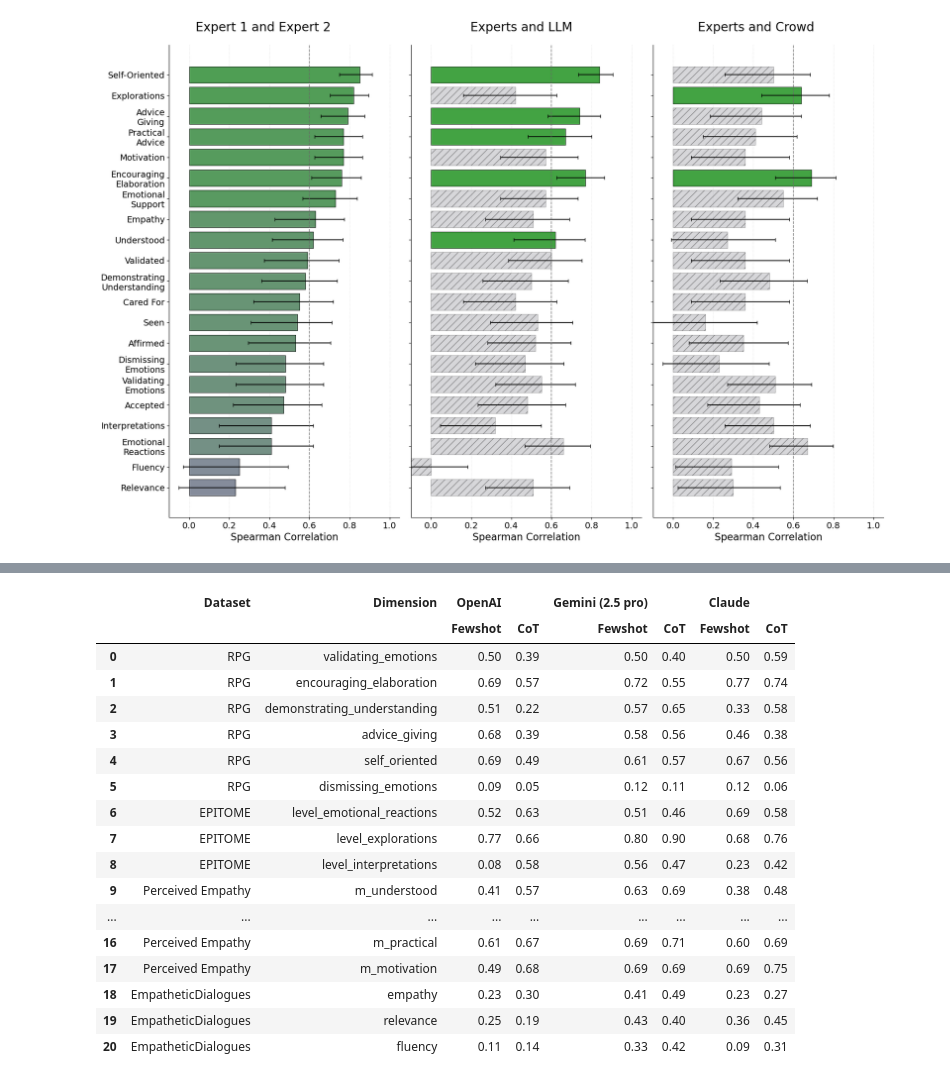
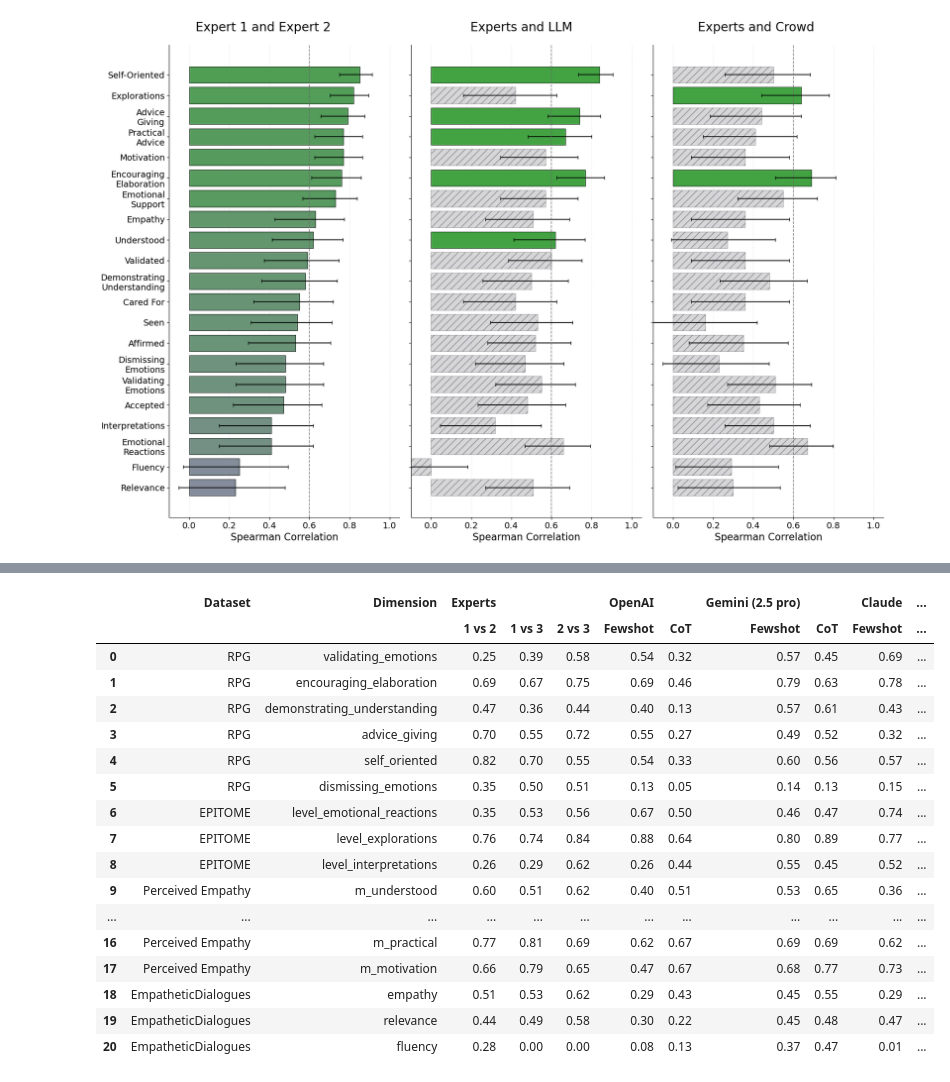
Before and after one commit to Fai-Poungpeth/evaluating-elements-of-empathic-communication, a Jupyter notebook: analysis.ipynb, the cells around one changed output, grey strips where cells are left out. Saved outputs shown, nothing was run; the diff lists cells and outputs as text; code cells hidden in the pictures.

Commit message:
updated tables and created plots

```diff
--- a/analysis.ipynb
+++ b/analysis.ipynb
@@ -87,7 +87,7 @@ rpg_mean.to_csv("data/rpg/sample_ratings_crowdsourced.csv", index=False)
 base_files = [
     "expert_ratings.csv",  # Ratings from the first expert
     "expert2_ratings.csv",  # Ratings from the second expert
-    "expert2_ratings.csv",  # Ratings from the second expert
+    "expert3_ratings.csv",  # Ratings from the second expert
     "llm_annotations/llm_bruce_wisdom_user_prompt.csv",  # Annotations from GPT4
     "llm_annotations/llm_bruce_wisdom_user_prompt_gemini.csv",  # Annotations from Gemini
     "sample_ratings_crowdsourced.csv",  # Crowdsourced ratings
@@ -1086,14 +1086,3 @@ Passing `palette` without assigning `hue` is deprecated and will be removed in v
 
   sns.barplot(ax=ax,
 [figure]
-# %%
-empathetic_dialogues_cot_claude = pd.read_csv('data/Robustness Check Data/llm_empatheticdialogues_cot_claude_0.csv')
-empathetic_dialogues_cot_claude = empathetic_dialogues_cot_claude.rename(columns={'conversation_id': 'conv_id'})
-#perceived_empathy_cot_claude = score_extraction(perceived_empathy_cot_claude, 'id', 'pe')
-
-# hit:12276_conv:24553
-
-pd.set_option("display.max_colwidth", None)
-empathetic_dialogues_cot_claude.loc[empathetic_dialogues_cot_claude['conv_id'] == 'hit:6759_conv:13519', 'relevance'] = 2
-empathetic_dialogues_cot_claude.loc[empathetic_dialogues_cot_claude['conv_id'] == 'hit:8311_conv:16622', 'relevance'] = 5
-empathetic_dialogues_cot_claude.loc[empathetic_dialogues_cot_claude['conv_id'] == 'hit:12276_conv:24553', 'relevance'] = 5
@@ -1520,7 +1559,9 @@ final_table
 columns = [
     ('Dataset', ''),
     ('Dimension', ''),
-    #('Experts', ''),
+    ('Experts', '1 vs 2'),
+    ('Experts', '1 vs 3'),
+    ('Experts', '2 vs 3'),
     ('OpenAI', 'Fewshot'),
     ('OpenAI', 'CoT'),
     ('Gemini (2.5 pro)', 'Fewshot'),
@@ -1537,7 +1578,10 @@ df = pd.DataFrame([
 
 df.columns = ['Dataset']
 df['Dimension'] = rpg_fewshot_corr['Dimension']
-#df['Experts'] = rpg_fewshot_corr['Experts Weighted Cohen\'s Kappa']
+df[('Experts', '1 vs 2')] = rpg_fewshot_corr['Experts 1 & 2 Weighted Cohen\'s Kappa']
+df[('Experts', '1 vs 3')] = rpg_fewshot_corr['Experts 1 & 3 Weighted Cohen\'s Kappa']
+df[('Experts', '2 vs 3')] = rpg_fewshot_corr['Experts 2 & 3 Weighted Cohen\'s Kappa']
+
 df[('OpenAI', 'Fewshot')] = rpg_fewshot_corr['GPT 4o Weighted Cohen\'s Kappa']
 df[('OpenAI', 'CoT')] = rpg_cot_corr['GPT 4o Weighted Cohen\'s Kappa']
 df[('Gemini (2.5 pro)', 'Fewshot')] = rpg_fewshot_corr['Gemini 2.5 Pro Weighted Cohen\'s Kappa']
@@ -1551,7 +1595,9 @@ df2 = pd.DataFrame([
 
 df2.columns = ['Dataset']
 df2['Dimension'] = epitome_corr['Dimension']
-#df2['Experts'] = epitome_corr['Experts Weighted Cohen\'s Kappa']
+df2[('Experts', '1 vs 2')] = epitome_corr['Experts 1 & 2 Weighted Cohen\'s Kappa']
+df2[('Experts', '1 vs 3')] = epitome_corr['Experts 1 & 3 Weighted Cohen\'s Kappa']
+df2[('Experts', '2 vs 3')] = epitome_corr['Experts 2 & 3 Weighted Cohen\'s Kappa']
 df2[('OpenAI', 'Fewshot')] = epitome_corr['GPT 4o Weighted Cohen\'s Kappa']
 df2[('OpenAI', 'CoT')] = epitome_cot_corr['GPT 4o Weighted Cohen\'s Kappa']
 df2[('Gemini (2.5 pro)', 'Fewshot')] = epitome_corr['Gemini 2.5 Pro Weighted Cohen\'s Kappa']
@@ -1563,50 +1609,54 @@ df3 = pd.DataFrame([
     ['Perceived Empathy'] * len(perceived_empathy_corr)
 ], index=None).T
 
 df3.columns = ['Dataset']
 df3['Dimension'] = perceived_empathy_corr['Dimension']
-#df3['Experts'] = perceived_empathy_corr['Experts Weighted Cohen\'s Kappa']
+df3[('Experts', '1 vs 2')] = perceived_empathy_corr['Experts 1 & 2 Weighted Cohen\'s Kappa']
+df3[('Experts', '1 vs 3')] = perceived_empathy_corr['Experts 1 & 3 Weighted Cohen\'s Kappa']
+df3[('Experts', '2 vs 3')] = perceived_empathy_corr['Experts 2 & 3 Weighted Cohen\'s Kappa']
 df3[('OpenAI', 'Fewshot')] = perceived_empathy_corr['GPT 4o Weighted Cohen\'s Kappa']
 df3[('OpenAI', 'CoT')] = perceived_empathy_cot_corr['GPT 4o Weighted Cohen\'s Kappa']
 df3[('Gemini (2.5 pro)', 'Fewshot')] = perceived_empathy_corr['Gemini 2.5 Pro Weighted Cohen\'s Kappa']
 df3[('Gemini (2.5 pro)', 'CoT')] = perceived_empathy_cot_corr['Gemini 2.5 Pro Weighted Cohen\'s Kappa']
 df3[('Claude', 'Fewshot')] = perceived_empathy_corr['Claude Weighted Cohen\'s Kappa']
 df3[('Claude', 'CoT')] = perceived_empathy_cot_corr['Claude Weighted Cohen\'s Kappa']
 
 df4 = pd.DataFrame([
     ['EmpatheticDialogues'] * len(empathetic_dialogues_corr)
 ], index=None).T
 
 df4.columns = ['Dataset']
 df4['Dimension'] = empathetic_dialogues_corr['Dimension']
-#df4['Experts'] = empathetic_dialogues_corr['Experts Weighted Cohen\'s Kappa']
+df4[('Experts', '1 vs 2')] = empathetic_dialogues_corr['Experts 1 & 2 Weighted Cohen\'s Kappa']
+df4[('Experts', '1 vs 3')] = empathetic_dialogues_corr['Experts 1 & 3 Weighted Cohen\'s Kappa']
+df4[('Experts', '2 vs 3')] = empathetic_dialogues_corr['Experts 2 & 3 Weighted Cohen\'s Kappa']
 df4[('OpenAI', 'Fewshot')] = empathetic_dialogues_corr['GPT 4o Weighted Cohen\'s Kappa']
 df4[('OpenAI', 'CoT')] = empathetic_dialogues_cot_corr['GPT 4o Weighted Cohen\'s Kappa']
 df4[('Gemini (2.5 pro)', 'Fewshot')] = empathetic_dialogues_corr['Gemini 2.5 Pro Weighted Cohen\'s Kappa']
 df4[('Gemini (2.5 pro)', 'CoT')] = empathetic_dialogues_cot_corr['Gemini 2.5 Pro Weighted Cohen\'s Kappa']
 df4[('Claude', 'Fewshot')] = empathetic_dialogues_corr['Claude Weighted Cohen\'s Kappa']
 df4[('Claude', 'CoT')] = empathetic_dialogues_cot_corr['Claude Weighted Cohen\'s Kappa']
 
 combined = pd.concat([df, df2, df3, df4], ignore_index=True)
 combined.columns = multi_columns
 
 combined
 # %% [output]
-|  | Dataset | Dimension | OpenAI |  | Gemini (2.5 pro) |  | Claude |  |
-|  |  |  | Fewshot | CoT | Fewshot | CoT | Fewshot | CoT |
-| 0 | RPG | validating_emotions | 0.50 | 0.39 | 0.50 | 0.40 | 0.50 | 0.59 |
-| 1 | RPG | encouraging_elaboration | 0.69 | 0.57 | 0.72 | 0.55 | 0.77 | 0.74 |
-| 2 | RPG | demonstrating_understanding | 0.51 | 0.22 | 0.57 | 0.65 | 0.33 | 0.58 |
-| 3 | RPG | advice_giving | 0.68 | 0.39 | 0.58 | 0.56 | 0.46 | 0.38 |
-| 4 | RPG | self_oriented | 0.69 | 0.49 | 0.61 | 0.57 | 0.67 | 0.56 |
-| 5 | RPG | dismissing_emotions | 0.09 | 0.05 | 0.12 | 0.11 | 0.12 | 0.06 |
-| 6 | EPITOME | level_emotional_reactions | 0.52 | 0.63 | 0.51 | 0.46 | 0.69 | 0.58 |
-| 7 | EPITOME | level_explorations | 0.77 | 0.66 | 0.80 | 0.90 | 0.68 | 0.76 |
-| 8 | EPITOME | level_interpretations | 0.08 | 0.58 | 0.56 | 0.47 | 0.23 | 0.42 |
-| 9 | Perceived Empathy | m_understood | 0.41 | 0.57 | 0.63 | 0.69 | 0.38 | 0.48 |
-| ... | ... | ... | ... | ... | ... | ... | ... | ... |
-| 16 | Perceived Empathy | m_practical | 0.61 | 0.67 | 0.69 | 0.71 | 0.60 | 0.69 |
-| 17 | Perceived Empathy | m_motivation | 0.49 | 0.68 | 0.69 | 0.69 | 0.69 | 0.75 |
-| 18 | EmpatheticDialogues | empathy | 0.23 | 0.30 | 0.41 | 0.49 | 0.23 | 0.27 |
-| 19 | EmpatheticDialogues | relevance | 0.25 | 0.19 | 0.43 | 0.40 | 0.36 | 0.45 |
-| 20 | EmpatheticDialogues | fluency | 0.11 | 0.14 | 0.33 | 0.42 | 0.09 | 0.31 |
+|  | Dataset | Dimension | Experts |  |  | OpenAI |  | Gemini (2.5 pro) |  | Claude | ... |
+|  |  |  | 1 vs 2 | 1 vs 3 | 2 vs 3 | Fewshot | CoT | Fewshot | CoT | Fewshot | ... |
+| 0 | RPG | validating_emotions | 0.25 | 0.39 | 0.58 | 0.54 | 0.32 | 0.57 | 0.45 | 0.69 | ... |
+| 1 | RPG | encouraging_elaboration | 0.69 | 0.67 | 0.75 | 0.69 | 0.46 | 0.79 | 0.63 | 0.78 | ... |
+| 2 | RPG | demonstrating_understanding | 0.47 | 0.36 | 0.44 | 0.40 | 0.13 | 0.57 | 0.61 | 0.43 | ... |
+| 3 | RPG | advice_giving | 0.70 | 0.55 | 0.72 | 0.55 | 0.27 | 0.49 | 0.52 | 0.32 | ... |
+| 4 | RPG | self_oriented | 0.82 | 0.70 | 0.55 | 0.54 | 0.33 | 0.60 | 0.56 | 0.57 | ... |
+| 5 | RPG | dismissing_emotions | 0.35 | 0.50 | 0.51 | 0.13 | 0.05 | 0.14 | 0.13 | 0.15 | ... |
+| 6 | EPITOME | level_emotional_reactions | 0.35 | 0.53 | 0.56 | 0.67 | 0.50 | 0.46 | 0.47 | 0.74 | ... |
+| 7 | EPITOME | level_explorations | 0.76 | 0.74 | 0.84 | 0.88 | 0.64 | 0.80 | 0.89 | 0.77 | ... |
+| 8 | EPITOME | level_interpretations | 0.26 | 0.29 | 0.62 | 0.26 | 0.44 | 0.55 | 0.45 | 0.52 | ... |
+| 9 | Perceived Empathy | m_understood | 0.60 | 0.51 | 0.62 | 0.40 | 0.51 | 0.53 | 0.65 | 0.36 | ... |
+| ... | ... | ... | ... | ... | ... | ... | ... | ... | ... | ... | ... |
+| 16 | Perceived Empathy | m_practical | 0.77 | 0.81 | 0.69 | 0.62 | 0.67 | 0.69 | 0.69 | 0.62 | ... |
+| 17 | Perceived Empathy | m_motivation | 0.66 | 0.79 | 0.65 | 0.47 | 0.67 | 0.68 | 0.77 | 0.73 | ... |
+| 18 | EmpatheticDialogues | empathy | 0.51 | 0.53 | 0.62 | 0.29 | 0.43 | 0.45 | 0.55 | 0.29 | ... |
+| 19 | EmpatheticDialogues | relevance | 0.44 | 0.49 | 0.58 | 0.30 | 0.22 | 0.45 | 0.48 | 0.47 | ... |
+| 20 | EmpatheticDialogues | fluency | 0.28 | 0.00 | 0.00 | 0.08 | 0.13 | 0.37 | 0.47 | 0.01 | ... |
```
Also changed, not shown: parts of 11 cells of this notebook, 17 other files.
